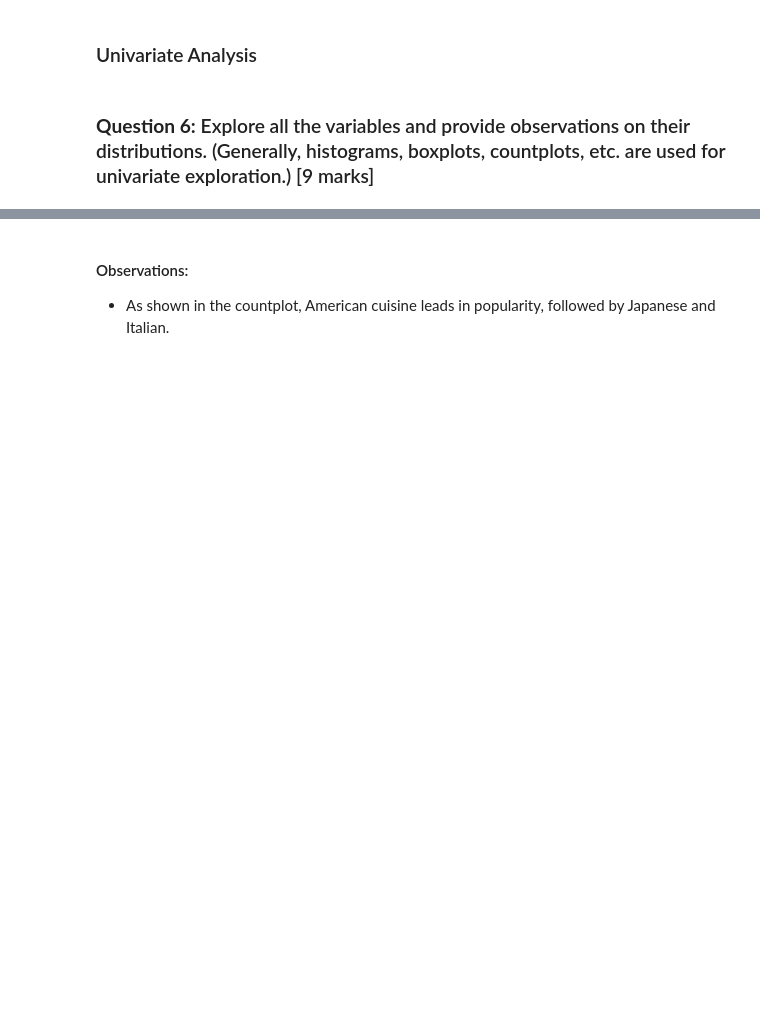
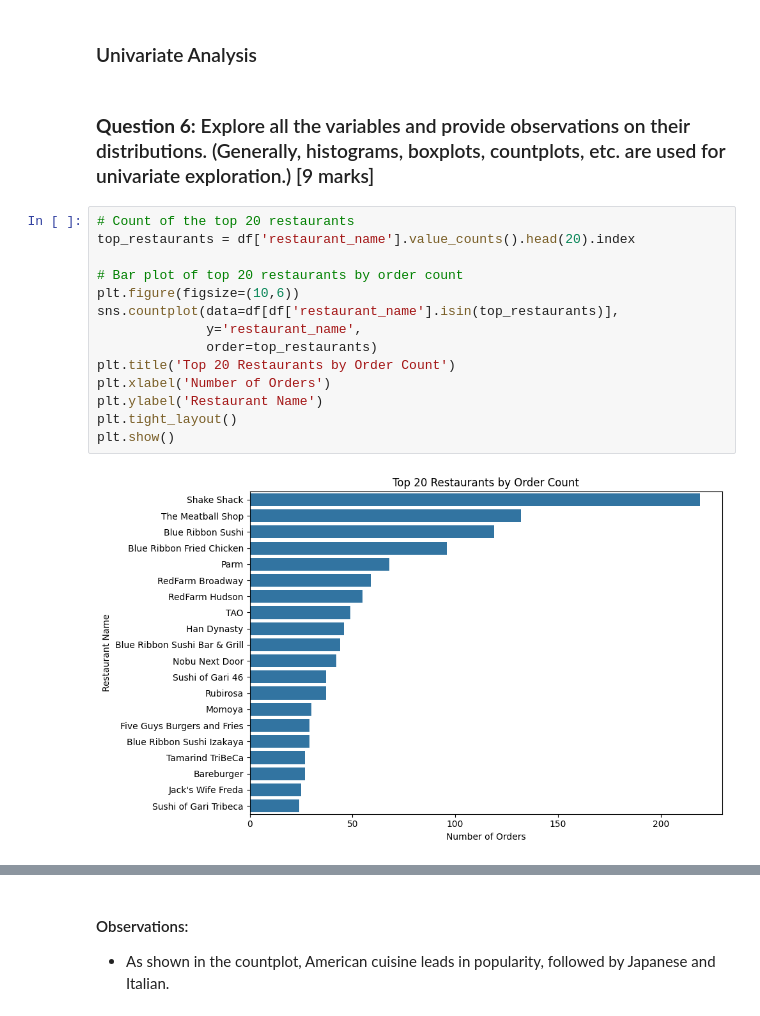
Before and after one commit to jessicakilby/FoodHub, a Jupyter notebook: FoodHub.ipynb, the cells around one changed output, grey strips where cells are left out. Saved outputs shown, nothing was run; the diff lists cells and outputs as text; blank space fills up the shorter version.

```diff
--- a/FoodHub.ipynb
+++ b/FoodHub.ipynb
@@ -182,3 +182,19 @@ Int64
 ### Univariate Analysis
 # %% [markdown]
 ### **Question 6:** Explore all the variables and provide observations on their distributions. (Generally, histograms, boxplots, countplots, etc. are used for univariate exploration.) [9 marks]
+# %%
+# Count of the top 20 restaurants
+top_restaurants = df['restaurant_name'].value_counts().head(20).index
+
+# Bar plot of top 20 restaurants by order count
+plt.figure(figsize=(10,6))
+sns.countplot(data=df[df['restaurant_name'].isin(top_restaurants)],
+              y='restaurant_name',
+              order=top_restaurants)
+plt.title('Top 20 Restaurants by Order Count')
+plt.xlabel('Number of Orders')
+plt.ylabel('Restaurant Name')
+plt.tight_layout()
+plt.show()
+# %% [output]
+[figure, added]
```
Also changed, not shown: parts of 38 cells of this notebook, 1 other file.
